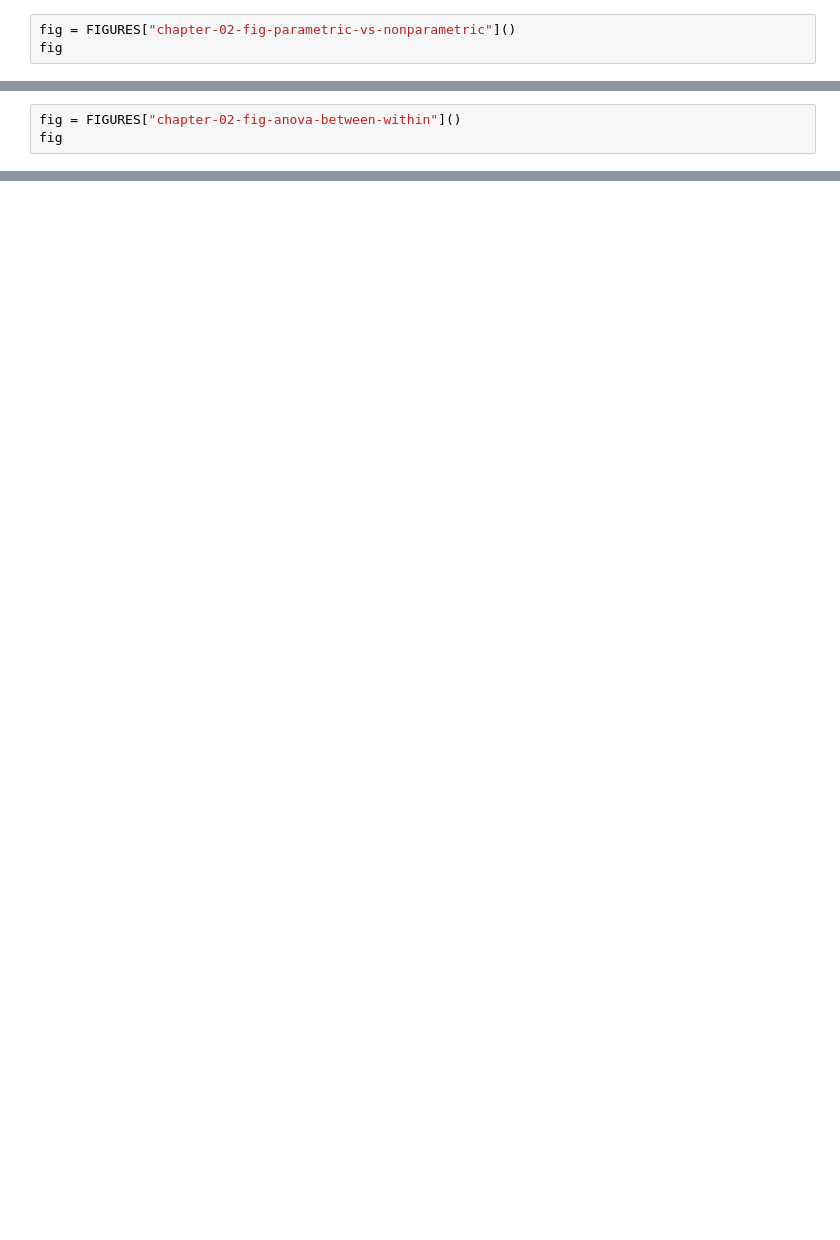
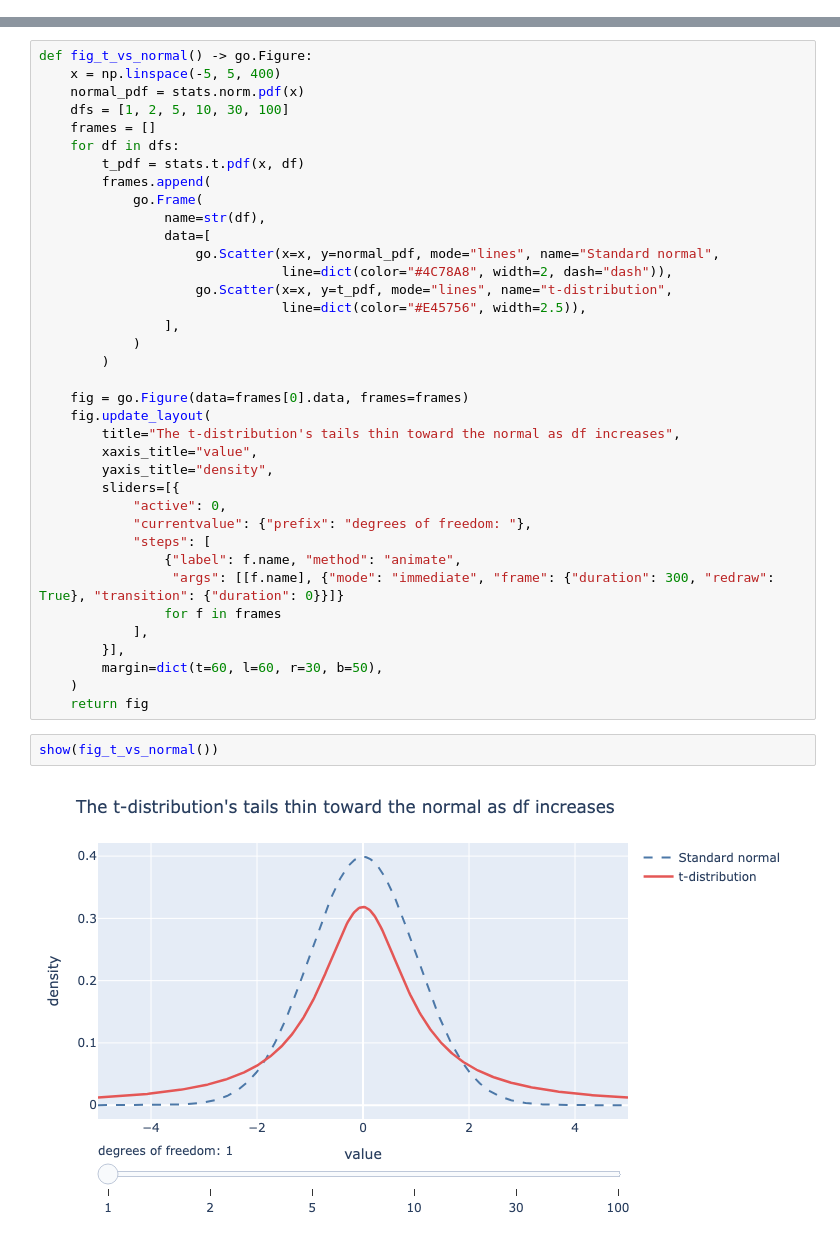
Before and after one commit to RudrenduPaul/python-statistics-for-data-science-ml-ai-engineers, a Jupyter notebook: chapters/chapter-02-hypothesis-testing-plots.ipynb, the cells around one changed output, grey strips where cells are left out. Drawn from its saved outputs; the diff is of its cells as text; blank space fills up the shorter version.

```diff
--- a/chapters/chapter-02-hypothesis-testing-plots.ipynb
+++ b/chapters/chapter-02-hypothesis-testing-plots.ipynb
@@ -329,3 +0,0 @@ fig
-# %%
-fig = FIGURES["chapter-02-fig-parametric-vs-nonparametric"]()
-fig
@@ -336,3 +0,0 @@ fig
-# %%
-fig = FIGURES["chapter-02-fig-anova-between-within"]()
-fig
@@ -340,0 +65,41 @@ fig
+# %%
+def fig_t_vs_normal() -> go.Figure:
+    x = np.linspace(-5, 5, 400)
+    normal_pdf = stats.norm.pdf(x)
+    dfs = [1, 2, 5, 10, 30, 100]
+    frames = []
+    for df in dfs:
+        t_pdf = stats.t.pdf(x, df)
+        frames.append(
+            go.Frame(
+                name=str(df),
+                data=[
+                    go.Scatter(x=x, y=normal_pdf, mode="lines", name="Standard normal",
+                               line=dict(color="#4C78A8", width=2, dash="dash")),
+                    go.Scatter(x=x, y=t_pdf, mode="lines", name="t-distribution",
+                               line=dict(color="#E45756", width=2.5)),
+                ],
+            )
+        )
+
+    fig = go.Figure(data=frames[0].data, frames=frames)
+    fig.update_layout(
+        title="The t-distribution's tails thin toward the normal as df increases",
+        xaxis_title="value",
+        yaxis_title="density",
+        sliders=[{
+            "active": 0,
+            "currentvalue": {"prefix": "degrees of freedom: "},
+            "steps": [
+                {"label": f.name, "method": "animate",
+                 "args": [[f.name], {"mode": "immediate", "frame": {"duration": 300, "redraw": True}, "transition": {"duration": 0}}]}
+                for f in frames
+            ],
+        }],
+        margin=dict(t=60, l=60, r=30, b=50),
+    )
+    return fig
+# %%
+show(fig_t_vs_normal())
+# %% [output]
+[figure, added]
```
Also changed, not shown: parts of 40 cells of this notebook, 1 other file.
